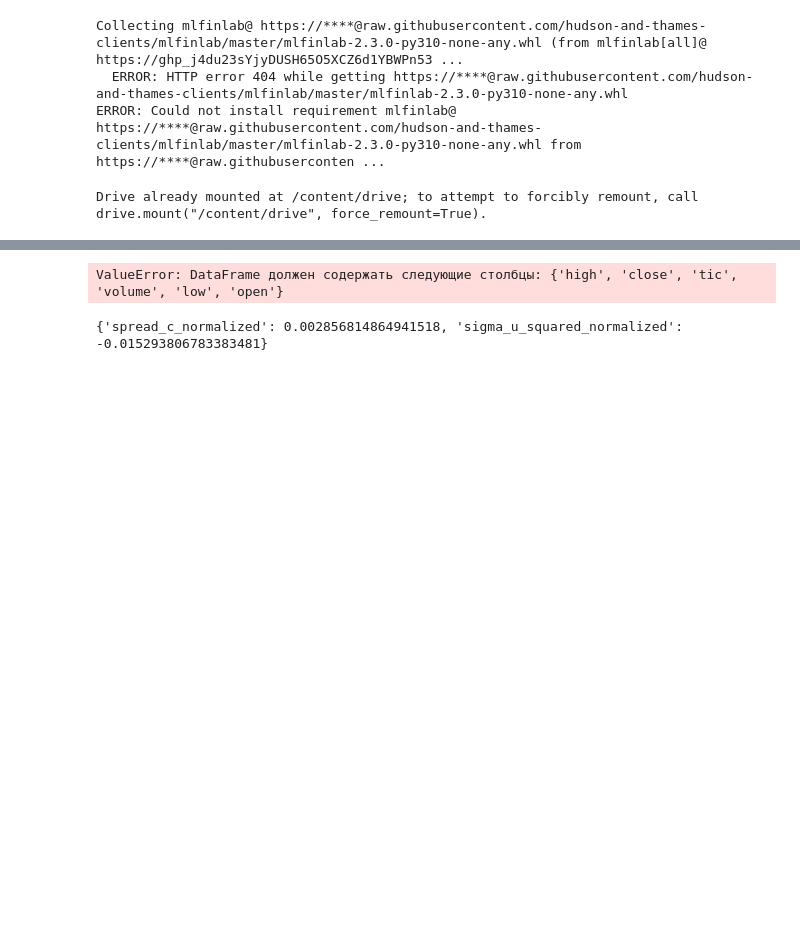
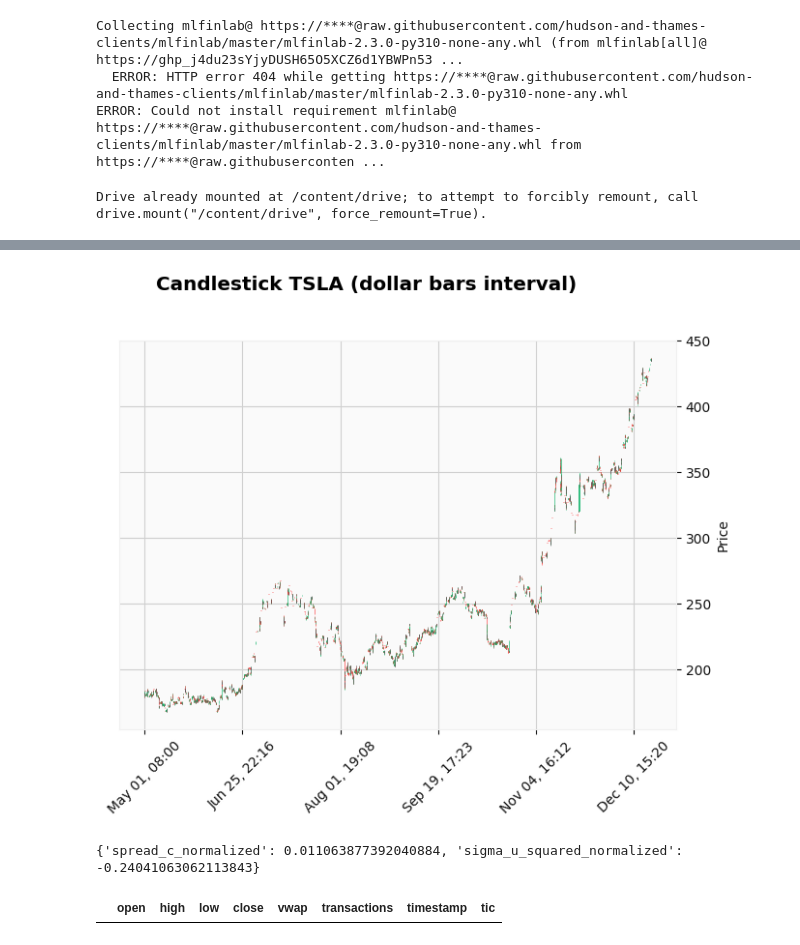
Before and after one commit to SvenTern/algotrade, a Jupyter notebook: test_dollar_bars.ipynb, the cells around one changed output, grey strips where cells are left out. Cells and saved outputs as stored; diff of their text form; code cells hidden in the pictures; blank space fills up the shorter version.

```diff
--- a/test_dollar_bars.ipynb
+++ b/test_dollar_bars.ipynb
@@ -832,2 +886,2 @@ Ticker: AXP, Optimal Threshold: 1908197.74
 # %%
-data_final = processor.create_dollar_bars(df_clean, optimal_threshold)
+data_final = processor.create_dollar_bars(df, optimal_threshold)
@@ -849,0 +888,6 @@ data_final.loc[data_final['tic']=='AXP']
+# %%
+Download = False
+if Download:
+  data_final = pd.read_csv(processor.file_path + '_final.csv')
+else:
+  data_final.to_csv(processor.file_path + '_final.csv', index=False)
@@ -850,7 +910,7 @@ data_final.loc[data_final['tic']=='AXP']
 # %%
-processor.candle_plot(data_final, tic = 'AXP')
+processor.candle_plot(data_final, tic = 'TSLA', interval = "dollar bars")
 # %% [output]
-ValueError: DataFrame должен содержать следующие столбцы: {'high', 'close', 'tic', 'volume', 'low', 'open'}
+[figure, added]
 # %%
 import numpy as np
 import pandas as pd
@@ -897,8 +957,8 @@ def roll_spread_normalized(prices, N=1):
     }
 
 # Example usage
-#tick_prices = pd.Series([100.5, 100.7, 100.6, 100.8, 100.9, 101.0])  # Replace with your actual prices
+tick_prices = pd.Series(data_final[data_final['tic'] == 'TSLA']['close'])  # Replace with your actual prices
 result = roll_spread_normalized(tick_prices)
 print(result)
 # %% [output]
-{'spread_c_normalized': 0.002856814864941518, 'sigma_u_squared_normalized': -0.015293806783383481}
+{'spread_c_normalized': 0.011063877392040884, 'sigma_u_squared_normalized': -0.24041063062113843}
@@ -904,0 +987,4 @@ print(result)
+# %%
+data_normalize
+# %% [output]
+|  | open | high | low | close | vwap | transactions | timestamp | tic |
```
Also changed, not shown: parts of 10 cells of this notebook.
